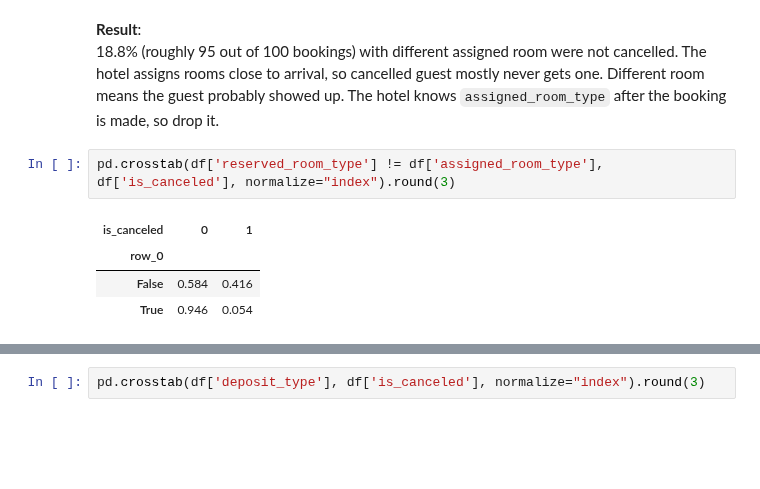
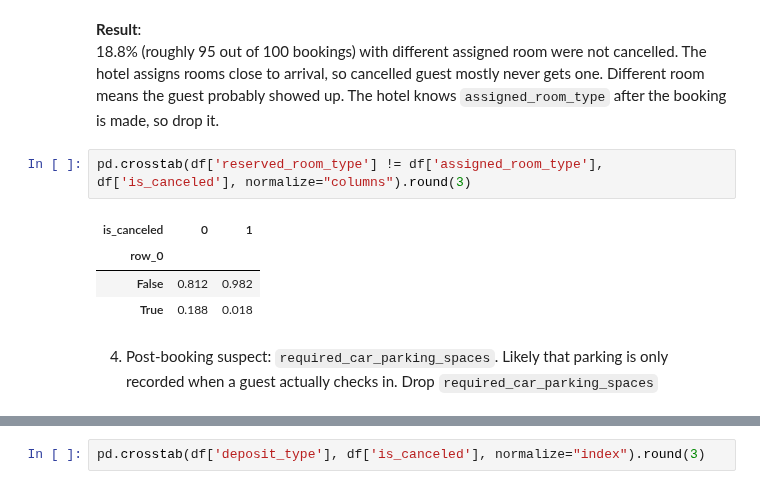
Before and after one commit to nabila-natasha/hotel-booking-cancellation-ml, a Jupyter notebook: notebooks/01_eda_cleaning.ipynb, the cells around one changed output, grey strips where cells are left out. Drawn from its saved outputs; the diff is of its cells as text; blank space fills up the shorter version.

```diff
--- a/notebooks/01_eda_cleaning.ipynb
+++ b/notebooks/01_eda_cleaning.ipynb
@@ -201,9 +201,11 @@ df.groupby('is_canceled')['booking_changes'].describe()
 **Result**:
 18.8% (roughly 95 out of 100 bookings) with different assigned room were not cancelled. The hotel assigns rooms close to arrival, so cancelled guest mostly never gets one. Different room means the guest probably showed up. The hotel knows `assigned_room_type` after the booking is made, so drop it.
 # %%
-pd.crosstab(df['reserved_room_type'] != df['assigned_room_type'], df['is_canceled'], normalize="index").round(3)
+pd.crosstab(df['reserved_room_type'] != df['assigned_room_type'], df['is_canceled'], normalize="columns").round(3)
 # %% [output]
 | is_canceled | 0 | 1 |
 | row_0 |  |  |
-| False | 0.584 | 0.416 |
-| True | 0.946 | 0.054 |
+| False | 0.812 | 0.982 |
+| True | 0.188 | 0.018 |
+# %% [markdown]
+4) Post-booking suspect: `required_car_parking_spaces`. Likely that parking is only recorded when a guest actually checks in. Drop `required_car_parking_spaces`
```
Also changed, not shown: parts of 42 cells of this notebook.
